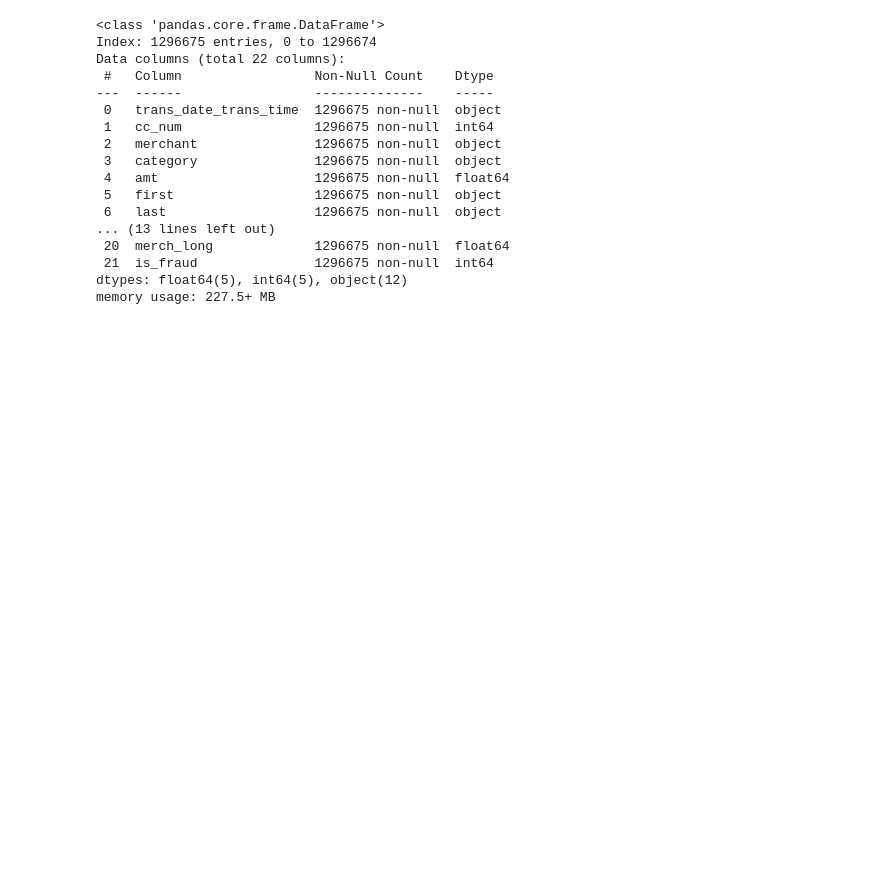
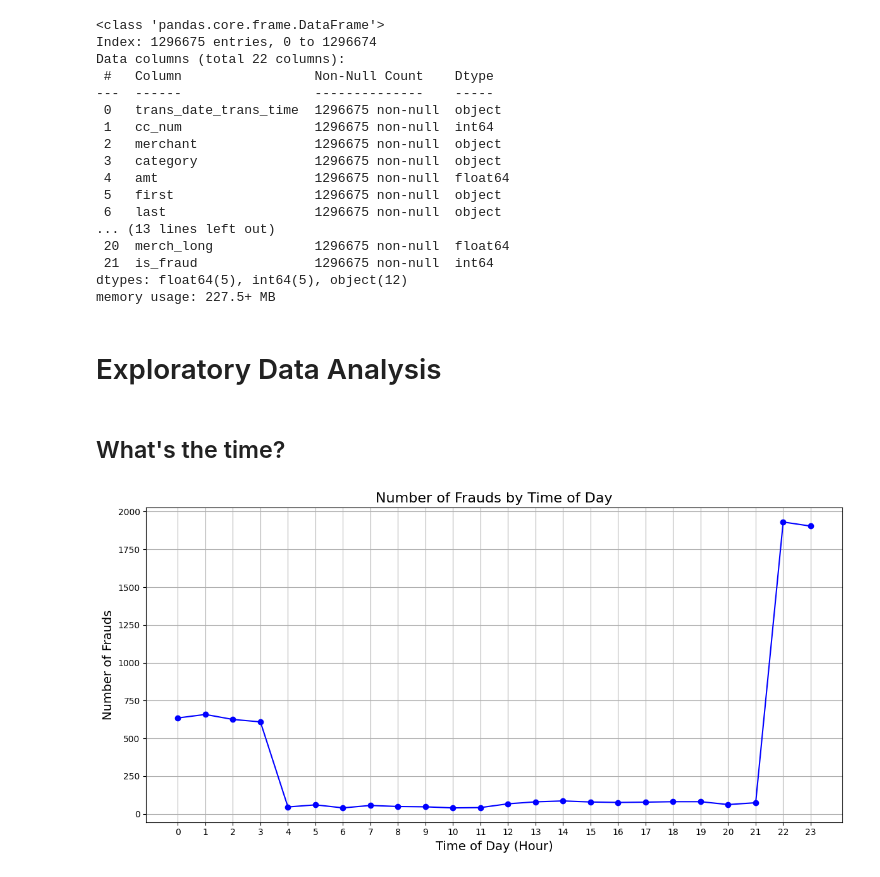
Before and after one commit to RionelxSlovesky/Credit-Card-Transactions-Fraud-Detection, a Jupyter notebook: Data Analysis.ipynb, the cells around one changed output. Saved outputs shown, nothing was run; the diff lists cells and outputs as text; code cells hidden in the pictures; blank space fills up the shorter version.

Commit message:
Started EDA
-Started performing Exploratory Data Analysis
-Analyzed fraud against time of the day and day of the week

```diff
--- a/Data Analysis.ipynb
+++ b/Data Analysis.ipynb
@@ -62,3 +63,30 @@ Data columns (total 22 columns):
  21  is_fraud               1296675 non-null  int64
 dtypes: float64(5), int64(5), object(12)
 memory usage: 227.5+ MB
+# %% [markdown]
+# Exploratory Data Analysis
+# %% [markdown]
+## What's the time?
+# %%
+df['trans_date_trans_time'] = pd.to_datetime(df['trans_date_trans_time'])
+# %%
+df['trans_date'] = df['trans_date_trans_time'].dt.date
+df['trans_time'] = df['trans_date_trans_time'].dt.time
+# %%
+fraud_data = df[df['is_fraud'] == 1].copy()
+
+fraud_data['hour'] = fraud_data['trans_date_trans_time'].dt.hour
+
+fraud_counts_by_hour = fraud_data.groupby('hour').size()
+# %%
+plt.figure(figsize=(12, 6))
+plt.plot(fraud_counts_by_hour.index, fraud_counts_by_hour.values, marker='o', linestyle='-', color='blue')
+plt.title('Number of Frauds by Time of Day', fontsize=16)
+plt.xlabel('Time of Day (Hour)', fontsize=14)
+plt.ylabel('Number of Frauds', fontsize=14)
+plt.grid(True)
+plt.xticks(range(0, 24))
+plt.tight_layout()
+plt.show()
+# %% [output]
+[figure, added]
```
Also changed, not shown: parts of 6 cells of this notebook.
